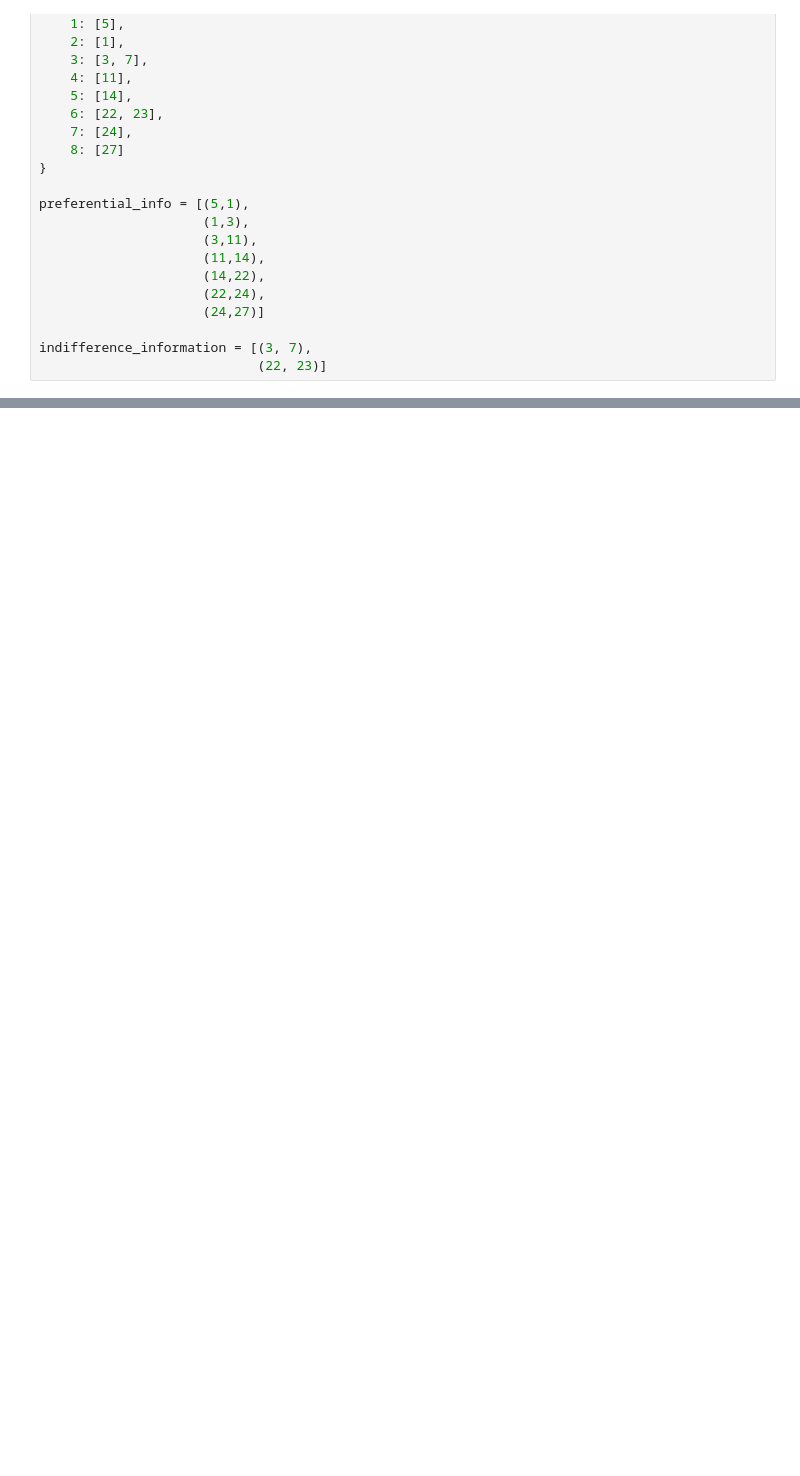
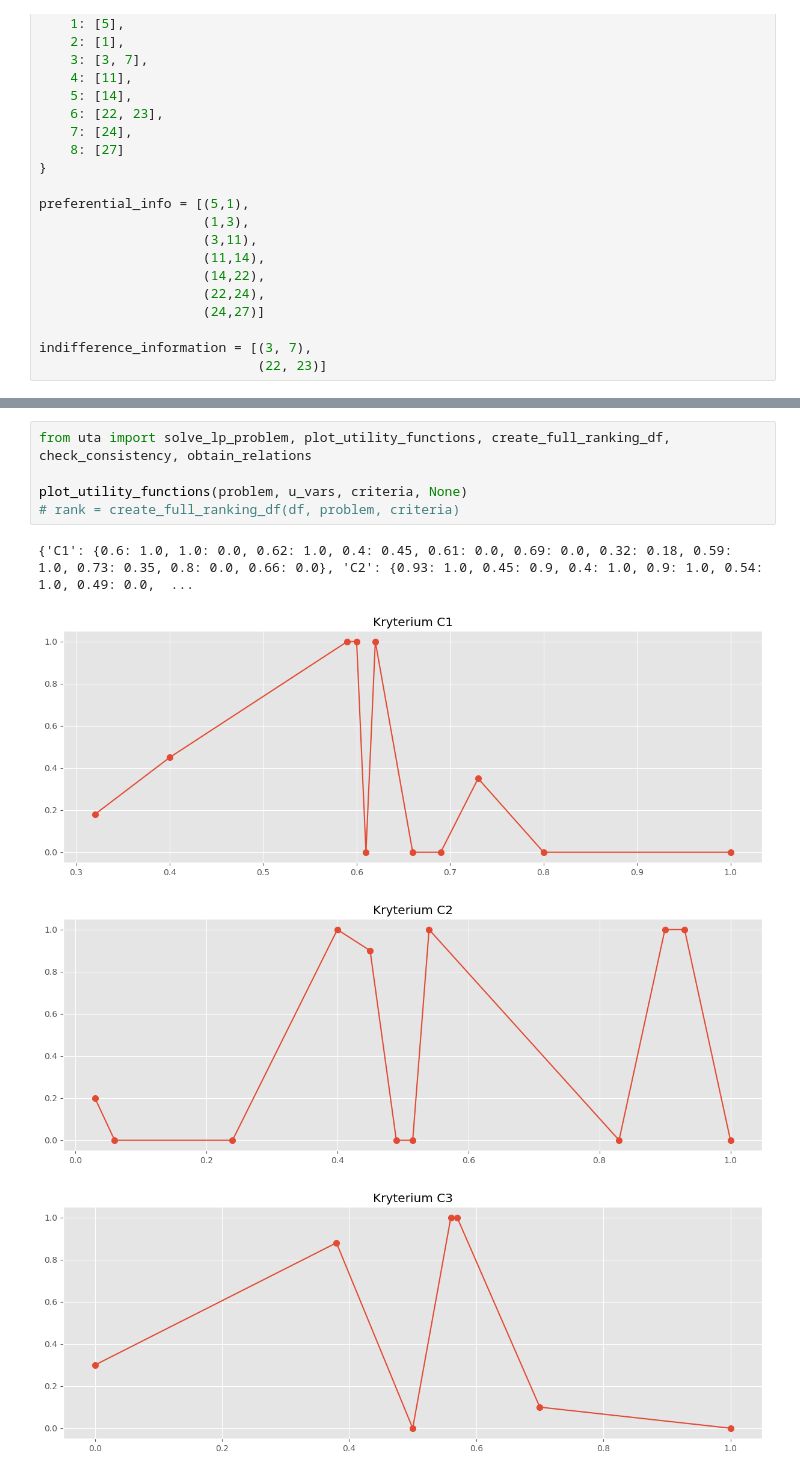
Before and after one commit to majsterkovic/iswd-project-1, a Jupyter notebook: uta_solver.ipynb, the cells around one changed output, grey strips where cells are left out. Saved outputs shown, nothing was run; the diff lists cells and outputs as text; blank space fills up the shorter version.

Commit message:
Add partial utility interpolation

```diff
--- a/uta_solver.ipynb
+++ b/uta_solver.ipynb
@@ -188,0 +190,10 @@ plt.show()  # Display the figure
+# %%
+from uta import solve_lp_problem, plot_utility_functions, create_full_ranking_df, check_consistency, obtain_relations
+
+plot_utility_functions(problem, u_vars, criteria, None)
+# rank = create_full_ranking_df(df, problem, criteria)
+# %% [output]
+{'C1': {0.6: 1.0, 1.0: 0.0, 0.62: 1.0, 0.4: 0.45, 0.61: 0.0, 0.69: 0.0, 0.32: 0.18, 0.59: 1.0, 0.73: 0.35, 0.8: 0.0, 0.66: 0.0}, 'C2': {0.93: 1.0, 0.45: 0.9, 0.4: 1.0, 0.9: 1.0, 0.54: 1.0, 0.49: 0.0,  ...
+[figure, added]
+[figure, added]
+[figure, added]
```
Also changed, not shown: parts of 10 cells of this notebook, 1 other file.
